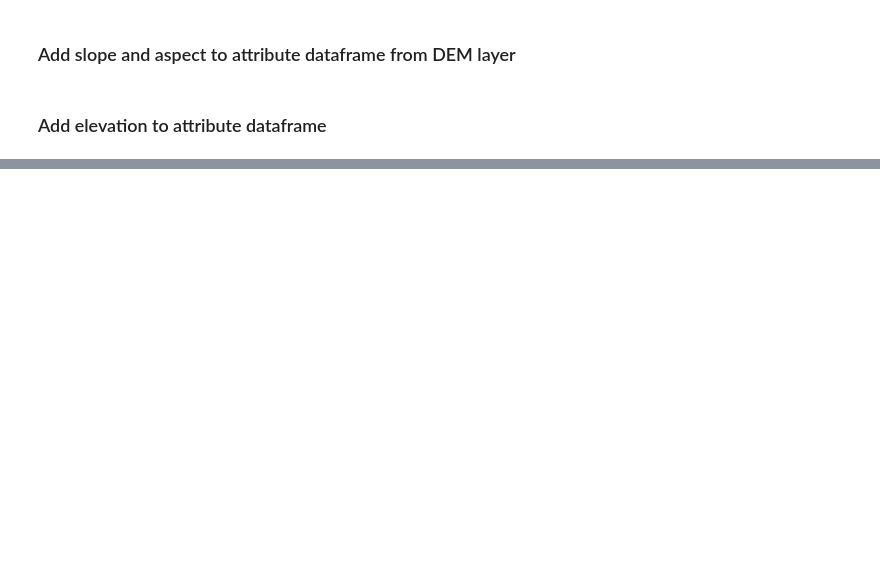
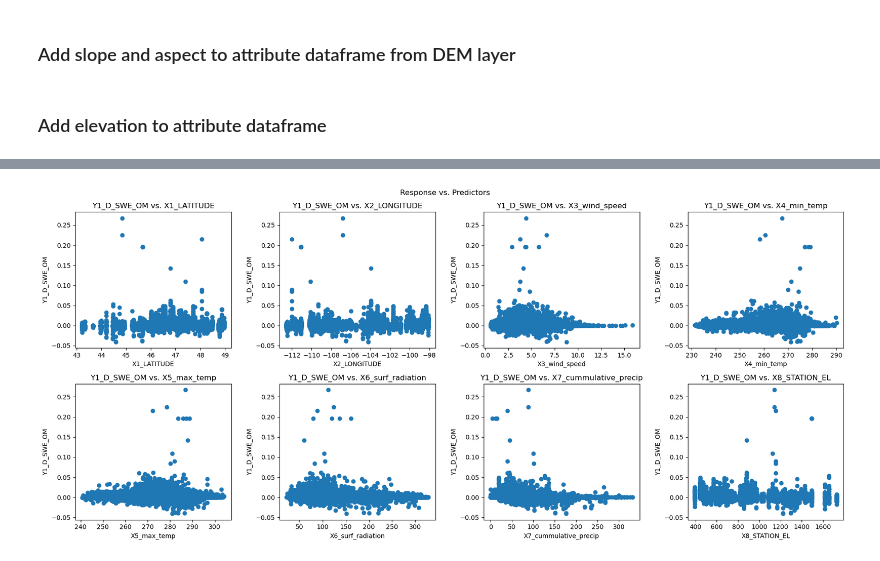
Before and after one commit to RTIInternational/umrb-snodas, a Jupyter notebook: src/PCA_Test.ipynb, the cells around one changed output, grey strips where cells are left out. Cells and saved outputs as stored; diff of their text form; code cells hidden in the pictures; blank space fills up the shorter version.

```diff
--- a/src/PCA_Test.ipynb
+++ b/src/PCA_Test.ipynb
@@ -1409,0 +1246,25 @@ Jan_10_2024_stations
+# %%
+# Assume predictors are labeled as X1_, X2_, ..., X8_
+predictors = [col for col in URMB_all_date_variables.columns if col.startswith('X')]
+
+# Find the response variable (Y1_)
+response = [col for col in URMB_all_date_variables.columns if col.startswith('Y')][0]
+
+# Create subplots
+fig, ax = plt.subplots(2, 4, figsize=(18, 8))
+
+# Loop through the predictors and plot against the response
+for i, predictor in enumerate(predictors):
+    row = i // 4
+    col = i % 4
+    ax[row, col].scatter(URMB_all_date_variables[predictor], URMB_all_date_variables[response])
+    ax[row, col].set_title(f'{response} vs. {predictor}')
+    ax[row, col].set_xlabel(predictor)
+    ax[row, col].set_ylabel(response)
+
+# Adjust layout and show plot
+plt.suptitle('Response vs. Predictors')
+plt.tight_layout()
+plt.show()
+# %% [output]
+[figure, added]
```
Also changed, not shown: parts of 90 cells of this notebook.
